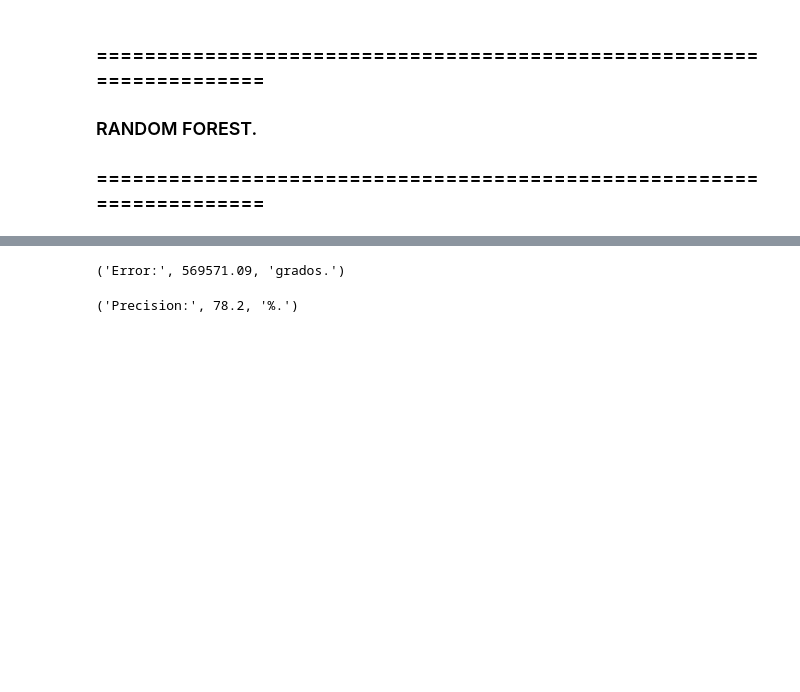
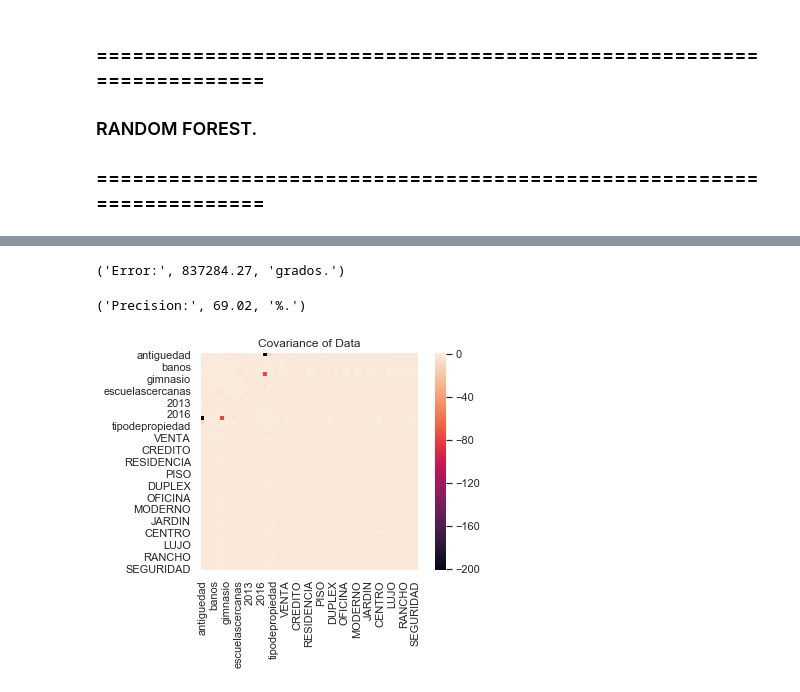
Before and after one commit to patopizzini/Organizacion_Datos_2C2019, a Jupyter notebook: TP2/TP2 Andres (Random Forest).ipynb, the cells around one changed output, grey strips where cells are left out. Cells and saved outputs as stored; diff of their text form; code cells hidden in the pictures; blank space fills up the shorter version.

```diff
--- a/TP2/TP2 Andres (Random Forest).ipynb
+++ b/TP2/TP2 Andres (Random Forest).ipynb
@@ -36,5 +36,5 @@ plt.rcParams['figure.figsize'] = (15, 10)
 ### =====================================================================
 # %%
 # LECTURAS DE CSV YA PROCESADOS.
-train = pd.read_csv('DATA/train.csv')
-test = pd.read_csv('DATA/test.csv')
+train = pd.read_csv('DATA/trainProcesado_precio_v2.csv') # trainProcesado_precio_v2.csv # train.csv
+test = pd.read_csv('DATA/testProcesado_v2.csv') # testProcesado_v2.csv # test.csv
@@ -80,0 +41,3 @@ memory usage: 36.2 MB
+# %%
+train = train.drop('id', axis = 1)
+train.info()
@@ -124,7 +126,7 @@ errors = abs(predictions - labels_2016)
 # Imprimimos el error.
 print('Error:', round(np.mean(errors), 2), 'grados.')
 # %% [output]
-('Error:', 569571.09, 'grados.')
+('Error:', 837284.27, 'grados.')
 # %%
 # Calculamos el porcentaje de error.
 mape = 100 * (errors / labels_2016)
@@ -132,6 +134,15 @@ mape = 100 * (errors / labels_2016)
 accuracy = 100 - np.mean(mape)
 print('Precision:', round(accuracy, 2), '%.')
 # %% [output]
-('Precision:', 78.2, '%.')
+('Precision:', 69.02, '%.')
 # %%
 prediccion = rf.predict(test)
+# %%
+train = train.drop('precio', axis = 1)
+# %%
+data_covariance = train.cov()
+sns.heatmap(data_covariance, vmax=.8, square=True)
+plt.title("Covariance of Data")
+plt.show()
+# %% [output]
+[figure, added]
```
Also changed, not shown: parts of 8 cells of this notebook, 5 other files.
